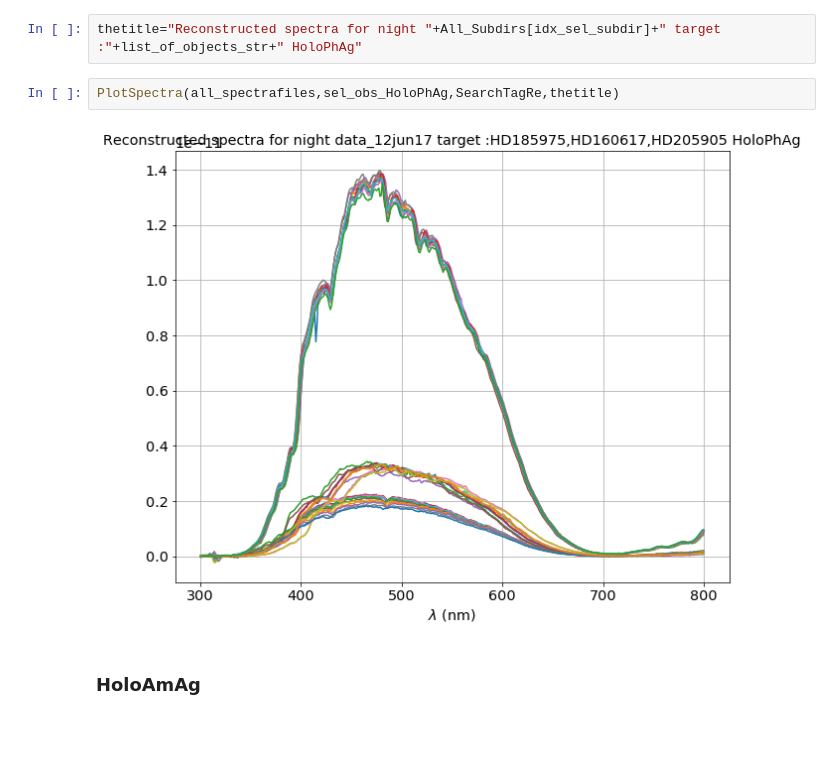
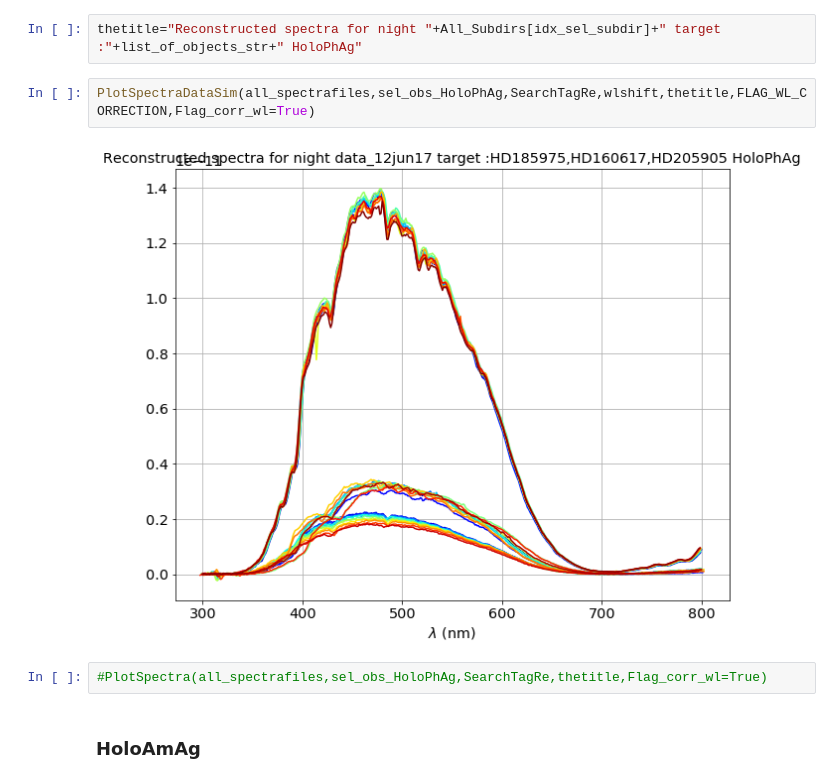
Before and after one commit to sylvielsstfr/SpectractorAnaAtm, a Jupyter notebook: ana_12jun17/GetDisperserTransmission.ipynb, the cells around one changed output. Saved outputs shown, nothing was run; the diff lists cells and outputs as text; blank space fills up the shorter version.

```diff
--- a/ana_12jun17/GetDisperserTransmission.ipynb
+++ b/ana_12jun17/GetDisperserTransmission.ipynb
@@ -443,10 +532,12 @@ PlotSpectra(all_spectrafiles,sel_obs_HoloPhP,SearchTagRe,thetitle)
 ### HoloPhAg
 # %%
 thetitle="Reconstructed spectra for night "+All_Subdirs[idx_sel_subdir]+" target :"+list_of_objects_str+" HoloPhAg"
+# %%
+PlotSpectraDataSim(all_spectrafiles,sel_obs_HoloPhAg,SearchTagRe,wlshift,thetitle,FLAG_WL_CORRECTION,Flag_corr_wl=True)
+# %% [output]
+[figure, added]
 # %%
-PlotSpectra(all_spectrafiles,sel_obs_HoloPhAg,SearchTagRe,thetitle)
+#PlotSpectra(all_spectrafiles,sel_obs_HoloPhAg,SearchTagRe,thetitle,Flag_corr_wl=True)
-# %% [output]
-[figure, removed]
 # %% [markdown]
 ### HoloAmAg
 # %%
```
Also changed, not shown: parts of 88 cells of this notebook.
